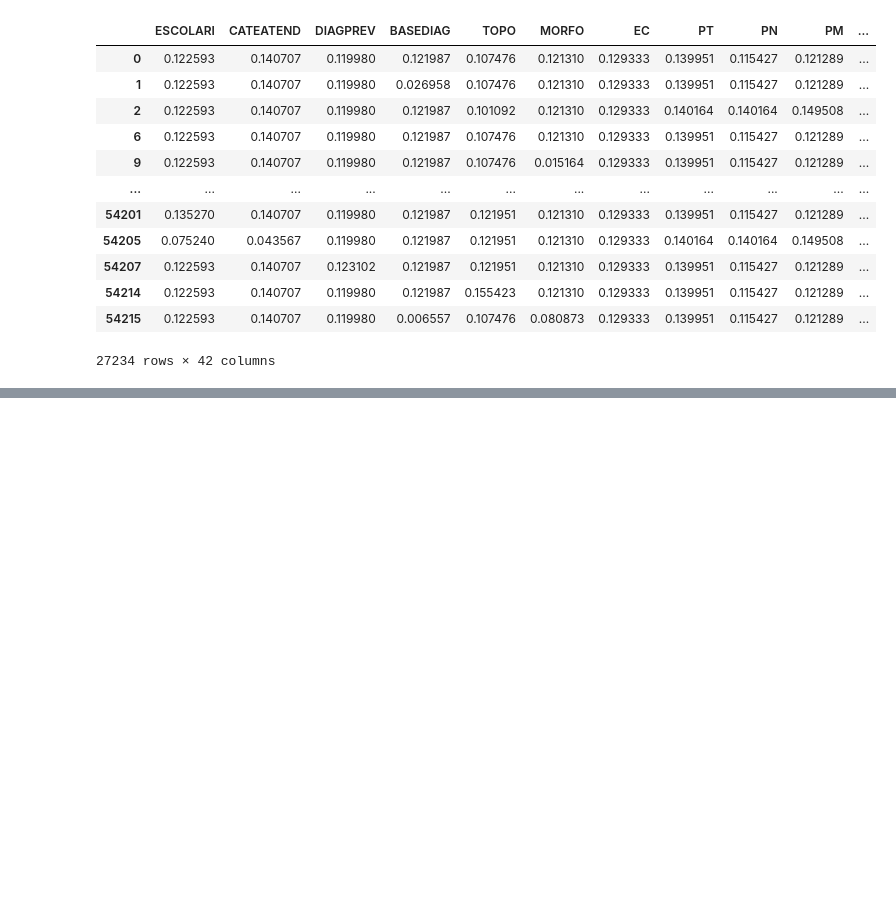
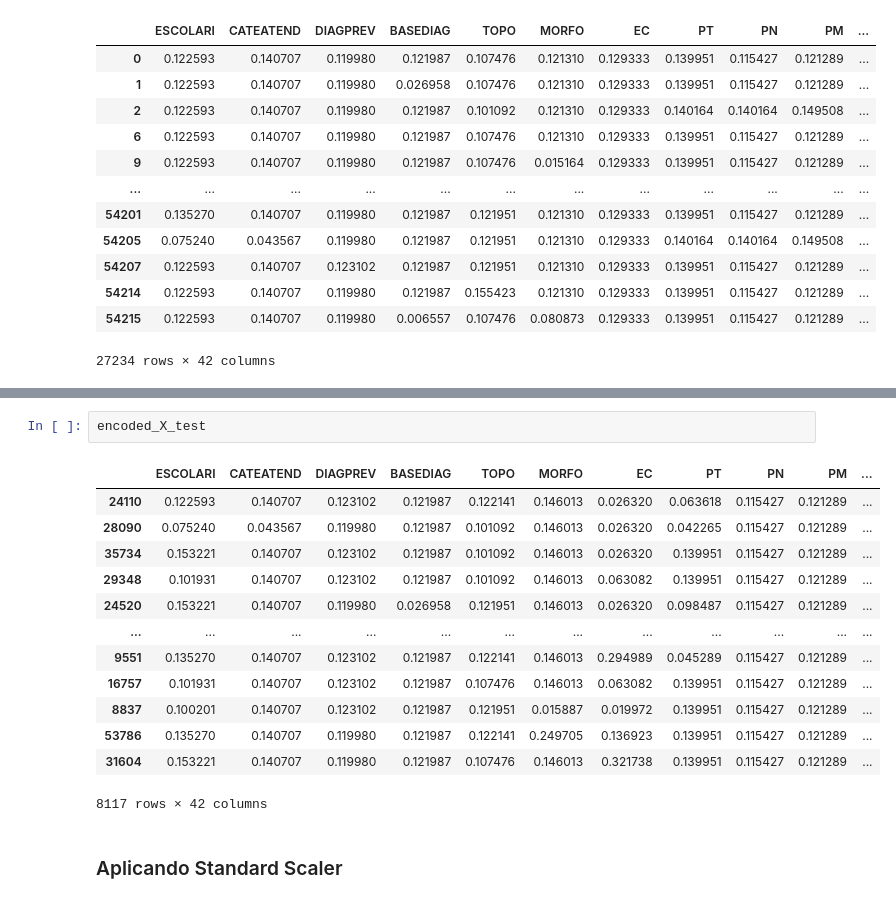
Before and after one commit to ailafelixa/EDA-Pharmaceutical-Sales, a Jupyter notebook: Aila_Modelo_TCC.ipynb, the cells around one changed output, grey strips where cells are left out. Cells and saved outputs as stored; diff of their text form; blank space fills up the shorter version.

Commit message:
Standard scaler and model testing

```diff
--- a/Aila_Modelo_TCC.ipynb
+++ b/Aila_Modelo_TCC.ipynb
@@ -1641,0 +1658,18 @@ encoded_X_train
+# %%
+encoded_X_test
+# %% [output]
+|  | ESCOLARI | CATEATEND | DIAGPREV | BASEDIAG | TOPO | MORFO | EC | PT | PN | PM | ... |
+| 24110 | 0.122593 | 0.140707 | 0.123102 | 0.121987 | 0.122141 | 0.146013 | 0.026320 | 0.063618 | 0.115427 | 0.121289 | ... |
+| 28090 | 0.075240 | 0.043567 | 0.119980 | 0.121987 | 0.101092 | 0.146013 | 0.026320 | 0.042265 | 0.115427 | 0.121289 | ... |
+| 35734 | 0.153221 | 0.140707 | 0.123102 | 0.121987 | 0.101092 | 0.146013 | 0.026320 | 0.139951 | 0.115427 | 0.121289 | ... |
+| 29348 | 0.101931 | 0.140707 | 0.123102 | 0.121987 | 0.101092 | 0.146013 | 0.063082 | 0.139951 | 0.115427 | 0.121289 | ... |
+| 24520 | 0.153221 | 0.140707 | 0.119980 | 0.026958 | 0.121951 | 0.146013 | 0.026320 | 0.098487 | 0.115427 | 0.121289 | ... |
+| ... | ... | ... | ... | ... | ... | ... | ... | ... | ... | ... | ... |
+| 9551 | 0.135270 | 0.140707 | 0.123102 | 0.121987 | 0.122141 | 0.146013 | 0.294989 | 0.045289 | 0.115427 | 0.121289 | ... |
+| 16757 | 0.101931 | 0.140707 | 0.123102 | 0.121987 | 0.107476 | 0.146013 | 0.063082 | 0.139951 | 0.115427 | 0.121289 | ... |
+| 8837 | 0.100201 | 0.140707 | 0.123102 | 0.121987 | 0.121951 | 0.015887 | 0.019972 | 0.139951 | 0.115427 | 0.121289 | ... |
+| 53786 | 0.135270 | 0.140707 | 0.119980 | 0.121987 | 0.122141 | 0.249705 | 0.136923 | 0.139951 | 0.115427 | 0.121289 | ... |
+| 31604 | 0.153221 | 0.140707 | 0.119980 | 0.121987 | 0.107476 | 0.146013 | 0.321738 | 0.139951 | 0.115427 | 0.121289 | ... |
+8117 rows × 42 columns
+# %% [markdown]
+### Aplicando Standard Scaler
```
Also changed, not shown: parts of 13 cells of this notebook.
